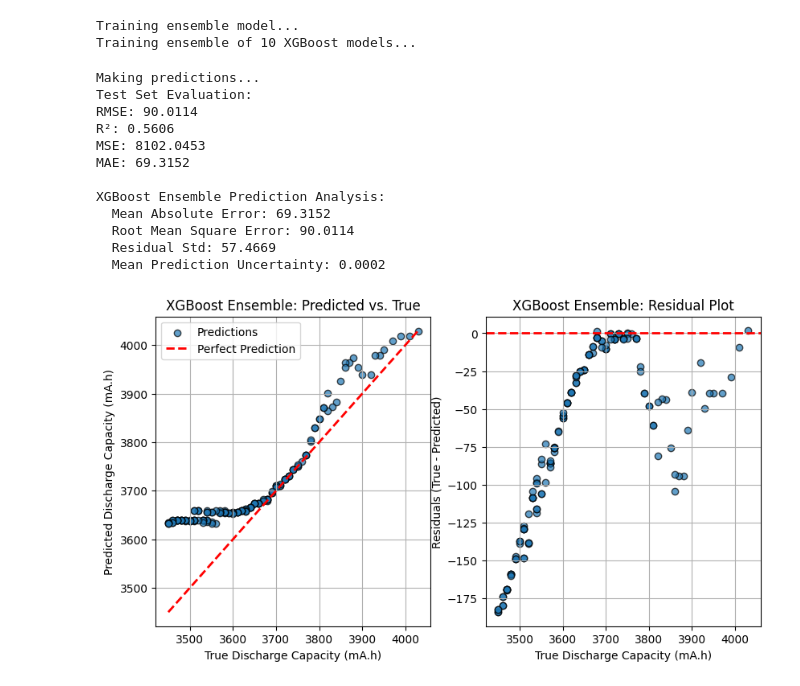
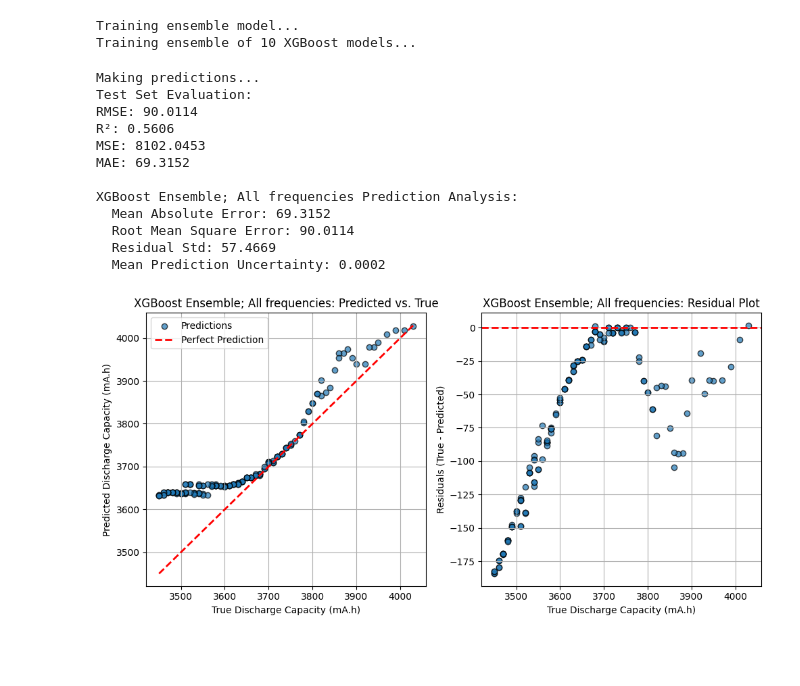
Before and after one commit to NithinJakrebet/eis-ml, a Jupyter notebook: notebooks/gradient_boosting.ipynb, the cells around one changed output. Saved outputs shown, nothing was run; the diff lists cells and outputs as text; code cells hidden in the pictures; blank space fills up the shorter version.

```diff
--- a/notebooks/gradient_boosting.ipynb
+++ b/notebooks/gradient_boosting.ipynb
@@ -27,6 +29,9 @@ from evaluate import evaluate_model
 # %%
-# Load and prepare data using the data pipeline
-X_train, X_test, y_train, y_test = data_pipeline.load_and_prepare_data(data_folder="04-03-24", cycle_range=(1,160))
+# Load and prepare data using the data pipeline with physics-informed frequency selection
+X_train, X_test, y_train, y_test = data_pipeline.load_and_prepare_data(
+    data_folder="04-03-24",
+    cycle_range=(1, 160),
+)
 # %% [output]
 X_train: (160, 140), y_train: (160,)
 X_test: (160, 140), y_test: (160,)
@@ -41,32 +46,35 @@ Training ensemble of 10 XGBoost models...
 # %%
 # Make predictions and evaluate
 print("Making predictions...")
 y_pred_mean, y_pred_std, all_predictions = model_training.predict_ensemble(models, X_test)
 
 # Evaluate the predictions
 rmse, r2, mse, mae = evaluate_model(y_test, y_pred_mean)
 print("Test Set Evaluation:")
 print(f"RMSE: {rmse:.4f}")
 print(f"R²: {r2:.4f}")
 print(f"MSE: {mse:.4f}")
 print(f"MAE: {mae:.4f}")
 
-# Plot results using the plots module
-plots.model_predictions(y_test, y_pred_mean, y_pred_std, title_prefix="XGBoost Ensemble")
+# Plot results using the plots module and capture the figure
+prediction_fig = plots.model_predictions(y_test, y_pred_mean, y_pred_std, title_prefix="XGBoost Ensemble; All frequencies")
+
+# Show the plot
+plt.show()
 
 # Plot with uncertainty bands
 # plots.ensemble_uncertainty(y_test, y_pred_mean, y_pred_std, title="XGBoost Ensemble Predictions")
 # %% [output]
 Making predictions...
 Test Set Evaluation:
 RMSE: 90.0114
 R²: 0.5606
 MSE: 8102.0453
 MAE: 69.3152
 
-XGBoost Ensemble Prediction Analysis:
+XGBoost Ensemble; All frequencies Prediction Analysis:
   Mean Absolute Error: 69.3152
   Root Mean Square Error: 90.0114
   Residual Std: 57.4669
   Mean Prediction Uncertainty: 0.0002
-[figure, old version]
+[figure, new version]
```
Also changed, not shown: parts of 8 cells of this notebook, 18 other files.
